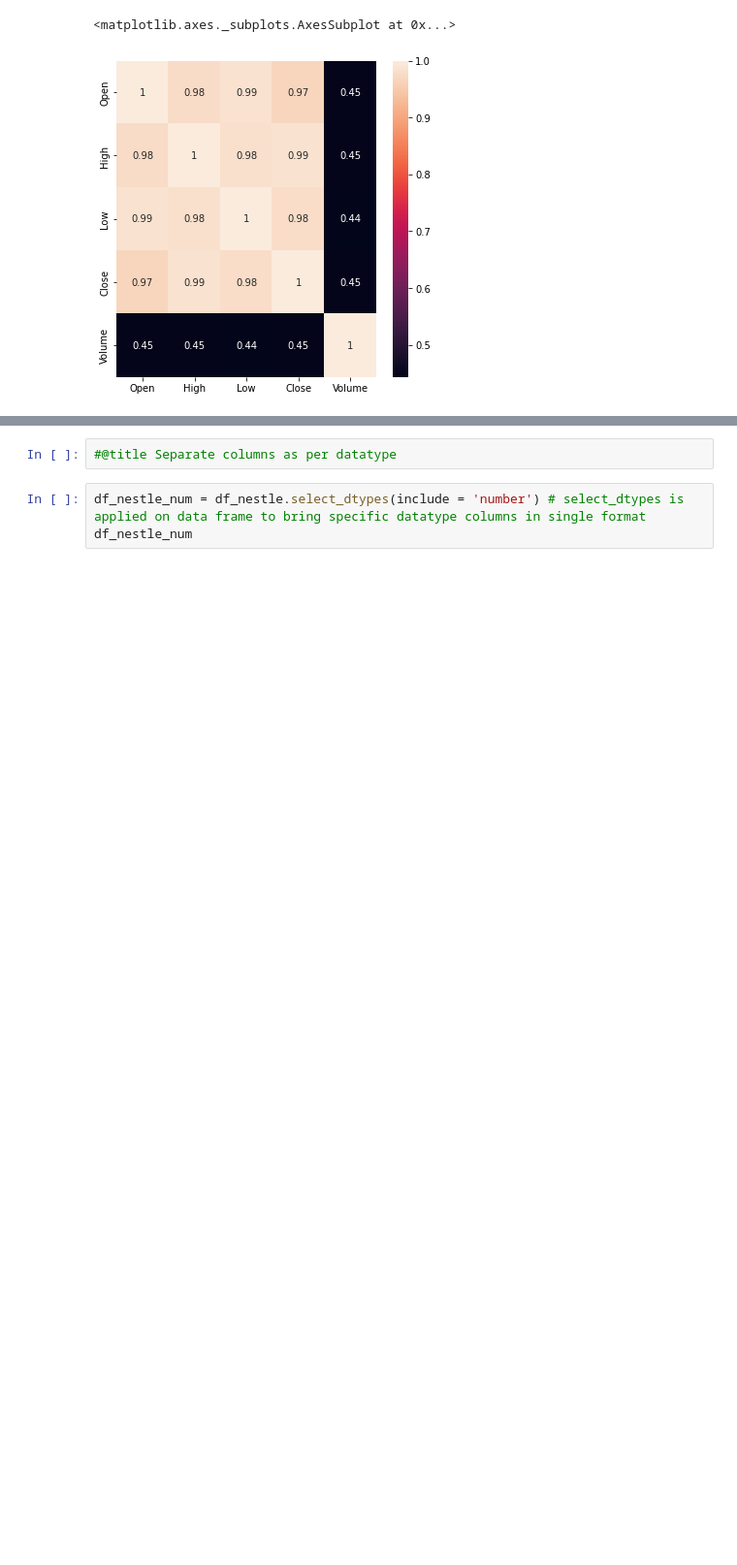
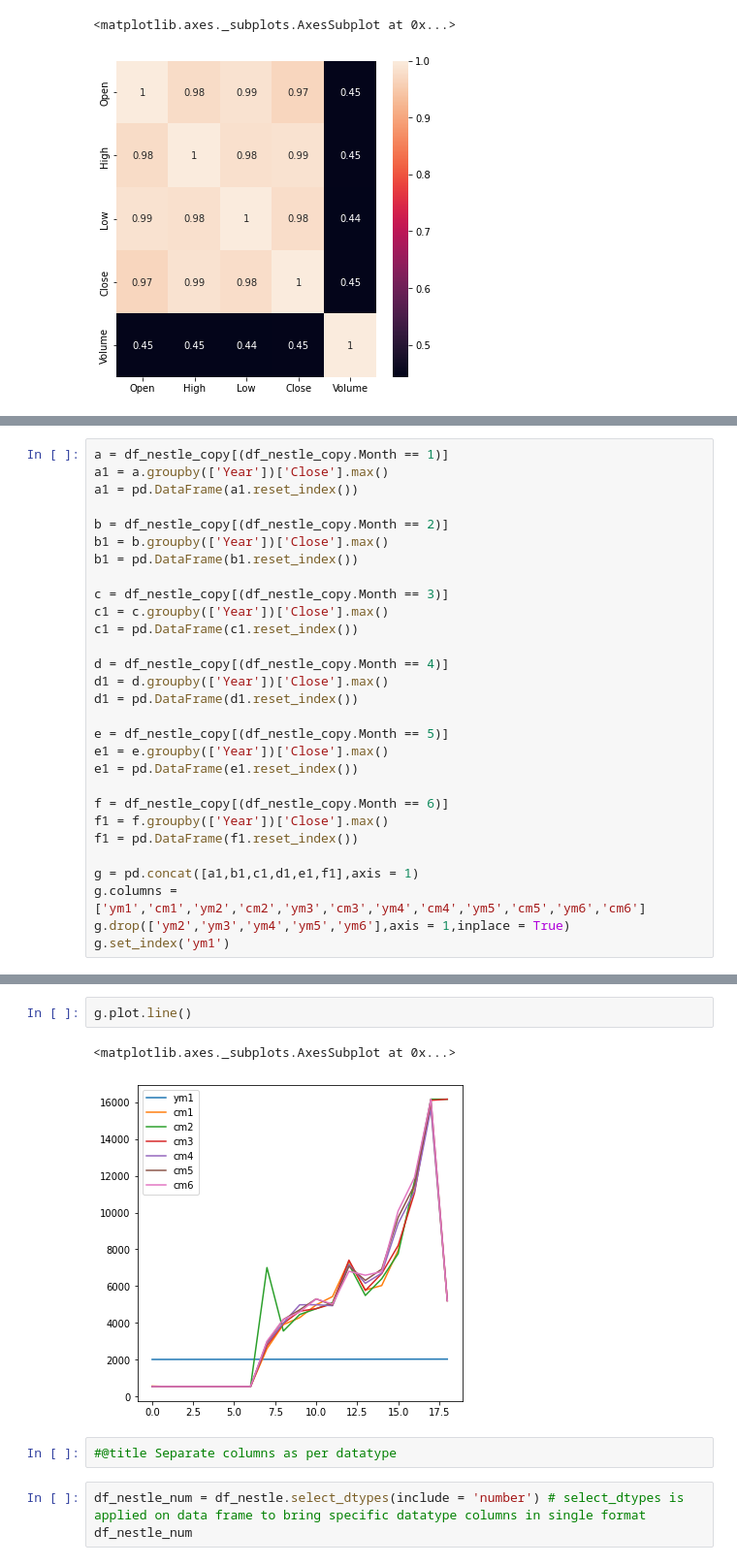
Before and after one commit to Preeti27092000/nestle_linear_reg_capstone, a Jupyter notebook: nestle_inear_reg_capstone.ipynb, the cells around one changed output, grey strips where cells are left out. Shown at 97% size. Saved outputs shown, nothing was run; the diff lists cells and outputs as text; blank space fills up the shorter version.

```diff
--- a/nestle_inear_reg_capstone.ipynb
+++ b/nestle_inear_reg_capstone.ipynb
@@ -696,0 +550,29 @@ sns.heatmap(df_nestle.corr(),annot = True)
+# %%
+a = df_nestle_copy[(df_nestle_copy.Month == 1)]
+a1 = a.groupby(['Year'])['Close'].max()
+a1 = pd.DataFrame(a1.reset_index())
+
+b = df_nestle_copy[(df_nestle_copy.Month == 2)]
+b1 = b.groupby(['Year'])['Close'].max()
+b1 = pd.DataFrame(b1.reset_index())
+
+c = df_nestle_copy[(df_nestle_copy.Month == 3)]
+c1 = c.groupby(['Year'])['Close'].max()
+c1 = pd.DataFrame(c1.reset_index())
+
+d = df_nestle_copy[(df_nestle_copy.Month == 4)]
+d1 = d.groupby(['Year'])['Close'].max()
+d1 = pd.DataFrame(d1.reset_index())
+
+e = df_nestle_copy[(df_nestle_copy.Month == 5)]
+e1 = e.groupby(['Year'])['Close'].max()
+e1 = pd.DataFrame(e1.reset_index())
+
+f = df_nestle_copy[(df_nestle_copy.Month == 6)]
+f1 = f.groupby(['Year'])['Close'].max()
+f1 = pd.DataFrame(f1.reset_index())
+
+g = pd.concat([a1,b1,c1,d1,e1,f1],axis = 1)
+g.columns = ['ym1','cm1','ym2','cm2','ym3','cm3','ym4','cm4','ym5','cm5','ym6','cm6']
+g.drop(['ym2','ym3','ym4','ym5','ym6'],axis = 1,inplace = True)
+g.set_index('ym1')
@@ -697,3 +598,8 @@ sns.heatmap(df_nestle.corr(),annot = True)
+# %%
+g.plot.line()
+# %% [output]
+<matplotlib.axes._subplots.AxesSubplot at 0x...>
+[figure, added]
 # %%
 #@title Separate columns as per datatype
 # %%
```
Also changed, not shown: parts of 7 cells of this notebook.
